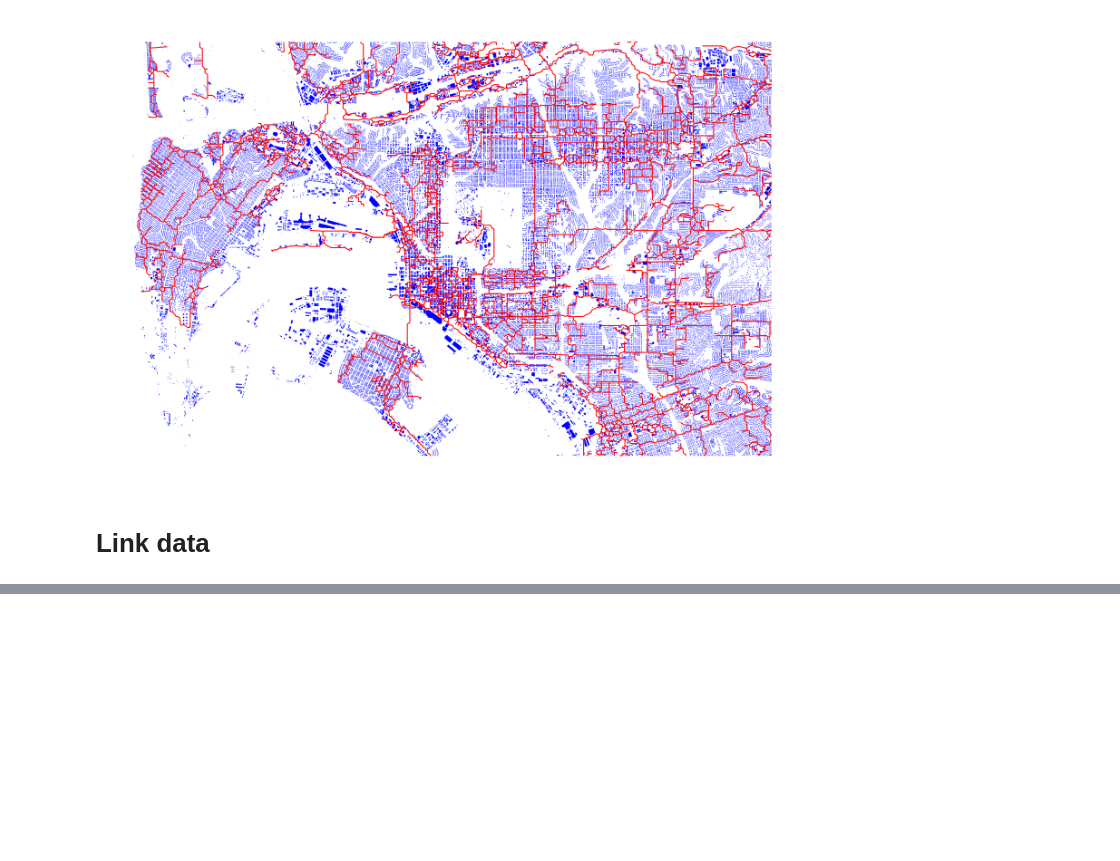
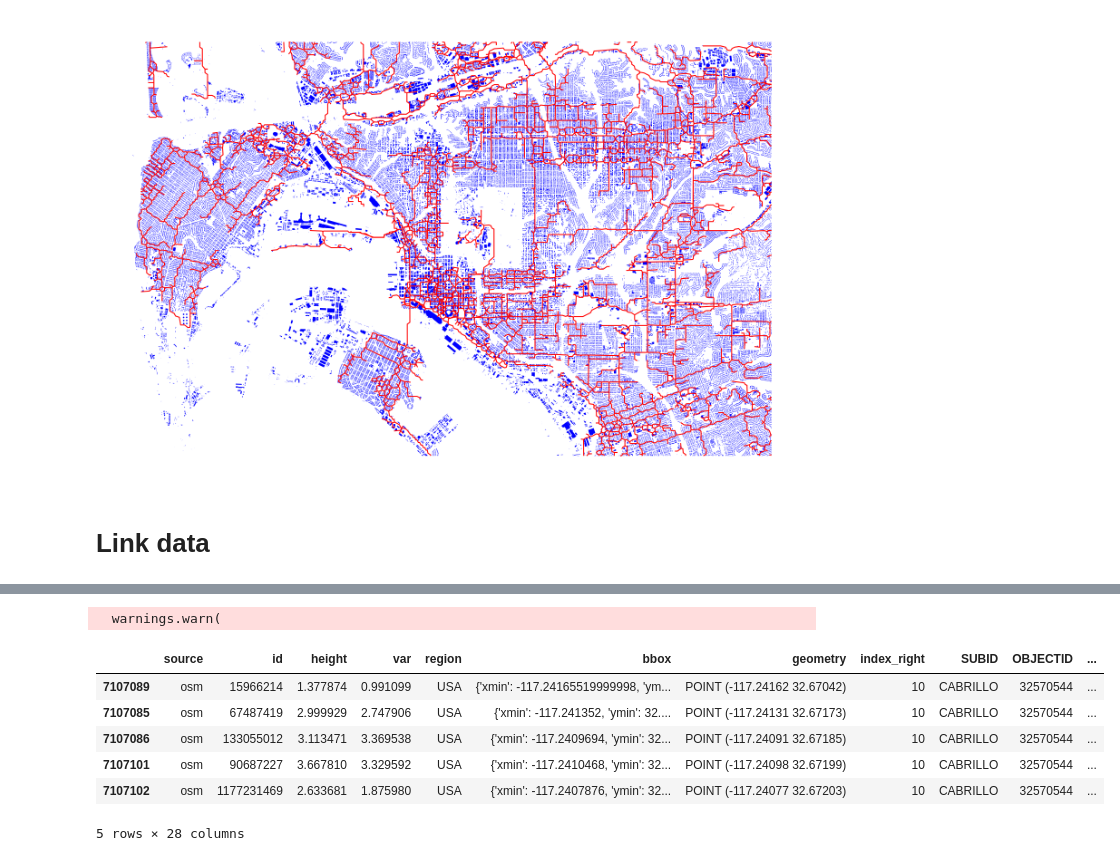
Before and after one commit to ElectriGrid/buildings-utility-link, a Jupyter notebook: sdge_link.ipynb, the cells around one changed output, grey strips where cells are left out. Cells and saved outputs as stored; diff of their text form; code cells hidden in the pictures; blank space fills up the shorter version.

```diff
--- a/sdge_link.ipynb
+++ b/sdge_link.ipynb
@@ -100,2 +102,14 @@ buildings_clip['geometry'] = buildings_clip.centroid
 # %%
-# data_linked = gpd.sjoin_nearest(buildings_clip, sce_segments_table[['CIRCUIT', 'section_id', 'ica_overall_load', 'substation_name', 'geometry']], how='left', distance_col='dist_to_line_m')
+sdge_data_linked = gpd.sjoin_nearest(buildings_clip, sdge_feederlines, how='left', distance_col='dist_to_line_m')
+# %% [output]
+  warnings.warn(
+# %%
+sdge_data_linked.head()
+# %% [output]
+|  | source | id | height | var | region | bbox | geometry | index_right | SUBID | OBJECTID | ... |
+| 7107089 | osm | 15966214 | 1.377874 | 0.991099 | USA | {'xmin': -117.24165519999998, 'ym... | POINT (-117.24162 32.67042) | 10 | CABRILLO | 32570544 | ... |
+| 7107085 | osm | 67487419 | 2.999929 | 2.747906 | USA | {'xmin': -117.241352, 'ymin': 32.... | POINT (-117.24131 32.67173) | 10 | CABRILLO | 32570544 | ... |
+| 7107086 | osm | 133055012 | 3.113471 | 3.369538 | USA | {'xmin': -117.2409694, 'ymin': 32... | POINT (-117.24091 32.67185) | 10 | CABRILLO | 32570544 | ... |
+| 7107101 | osm | 90687227 | 3.667810 | 3.329592 | USA | {'xmin': -117.2410468, 'ymin': 32... | POINT (-117.24098 32.67199) | 10 | CABRILLO | 32570544 | ... |
+| 7107102 | osm | 1177231469 | 2.633681 | 1.875980 | USA | {'xmin': -117.2407876, 'ymin': 32... | POINT (-117.24077 32.67203) | 10 | CABRILLO | 32570544 | ... |
+5 rows × 28 columns
```
Also changed, not shown: parts of 4 cells of this notebook.
